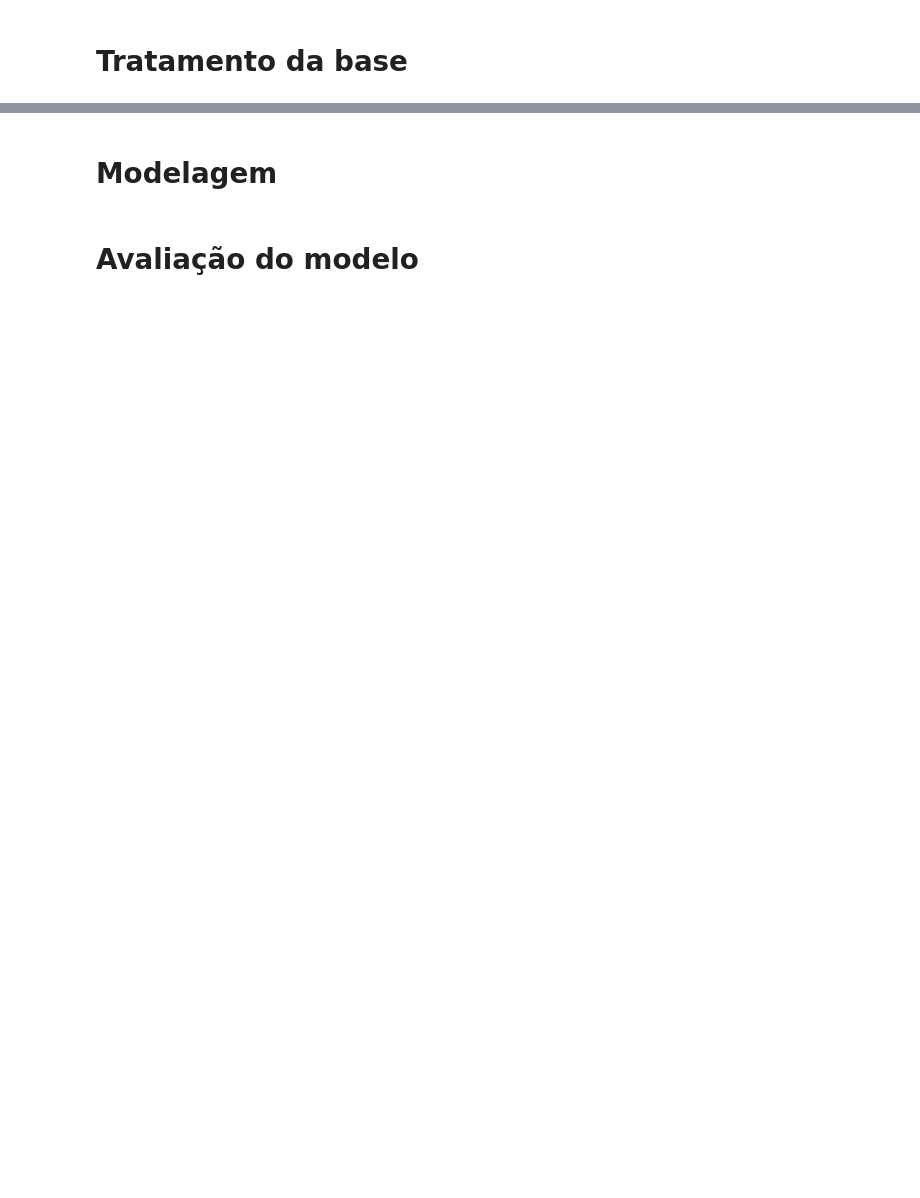
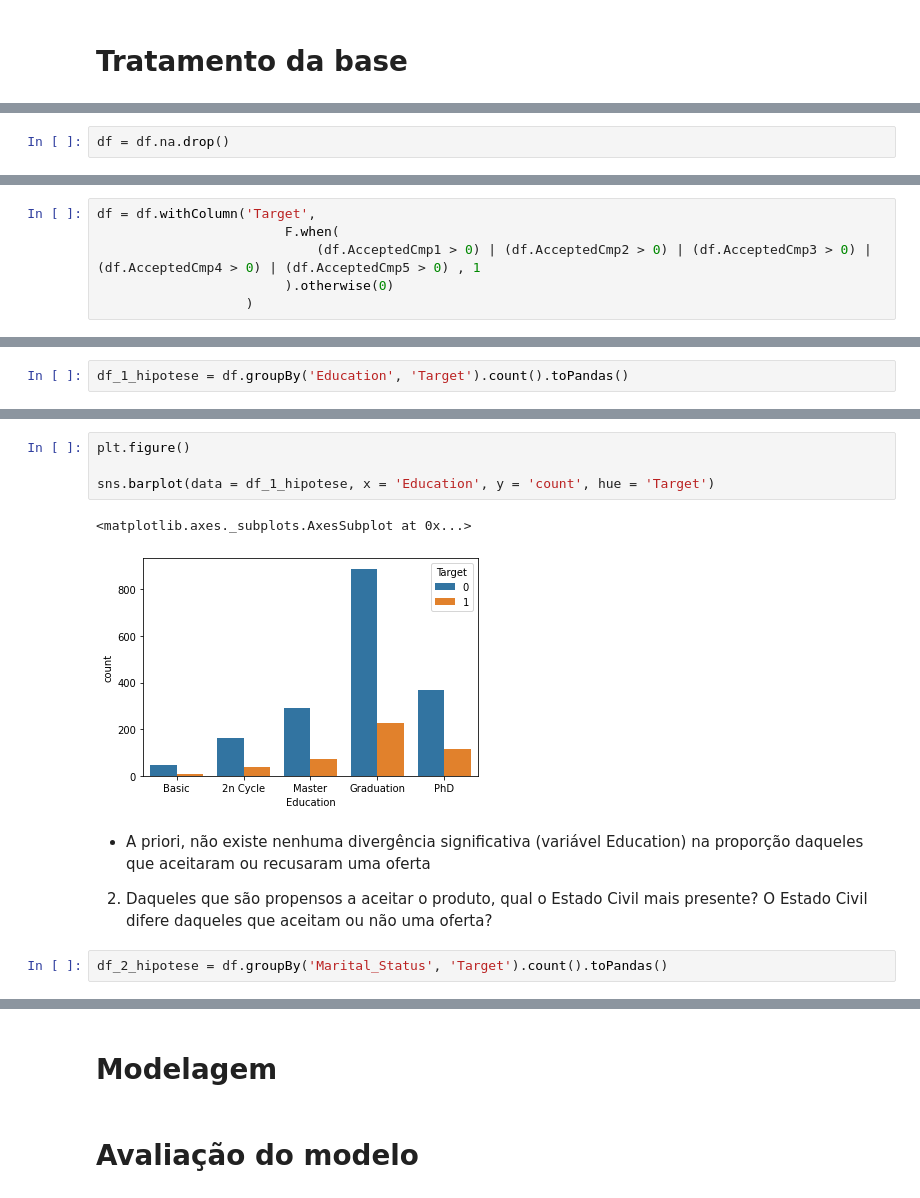
Before and after one commit to joaoflauzino/cafe_c_codigo_01, a Jupyter notebook: cafe_c_codigo_01.ipynb, the cells around one changed output, grey strips where cells are left out. Saved outputs shown, nothing was run; the diff lists cells and outputs as text; blank space fills up the shorter version.

```diff
--- a/cafe_c_codigo_01.ipynb
+++ b/cafe_c_codigo_01.ipynb
@@ -119,0 +172,2 @@ only showing top 1 row
+# %%
+df = df.na.drop()
@@ -119,0 +197,6 @@ only showing top 1 row
+# %%
+df = df.withColumn('Target',
+                        F.when(
+                            (df.AcceptedCmp1 > 0) | (df.AcceptedCmp2 > 0) | (df.AcceptedCmp3 > 0) | (df.AcceptedCmp4 > 0) | (df.AcceptedCmp5 > 0) , 1
+                        ).otherwise(0)
+                   )
@@ -119,0 +232,2 @@ only showing top 1 row
+# %%
+df_1_hipotese = df.groupBy('Education', 'Target').count().toPandas()
@@ -119,0 +243,14 @@ only showing top 1 row
+# %%
+plt.figure()
+
+sns.barplot(data = df_1_hipotese, x = 'Education', y = 'count', hue = 'Target')
+# %% [output]
+<matplotlib.axes._subplots.AxesSubplot at 0x...>
+[figure, added]
+# %% [markdown]
+- A priori, não existe nenhuma divergência significativa (variável Education) na proporção daqueles que aceitaram ou recusaram uma oferta
+
+
+2. Daqueles que são propensos a aceitar o produto, qual o Estado Civil mais presente? O Estado Civil difere daqueles que aceitam ou não uma oferta?
+# %%
+df_2_hipotese = df.groupBy('Marital_Status', 'Target').count().toPandas()
```
Also changed, not shown: parts of 25 cells of this notebook.
